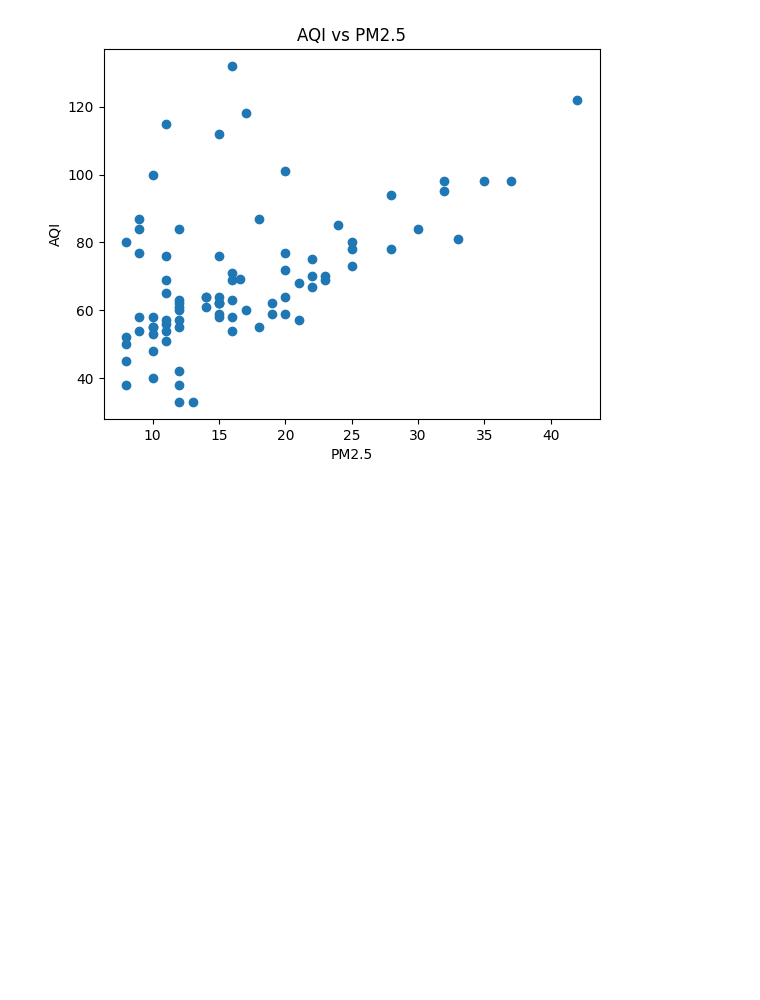
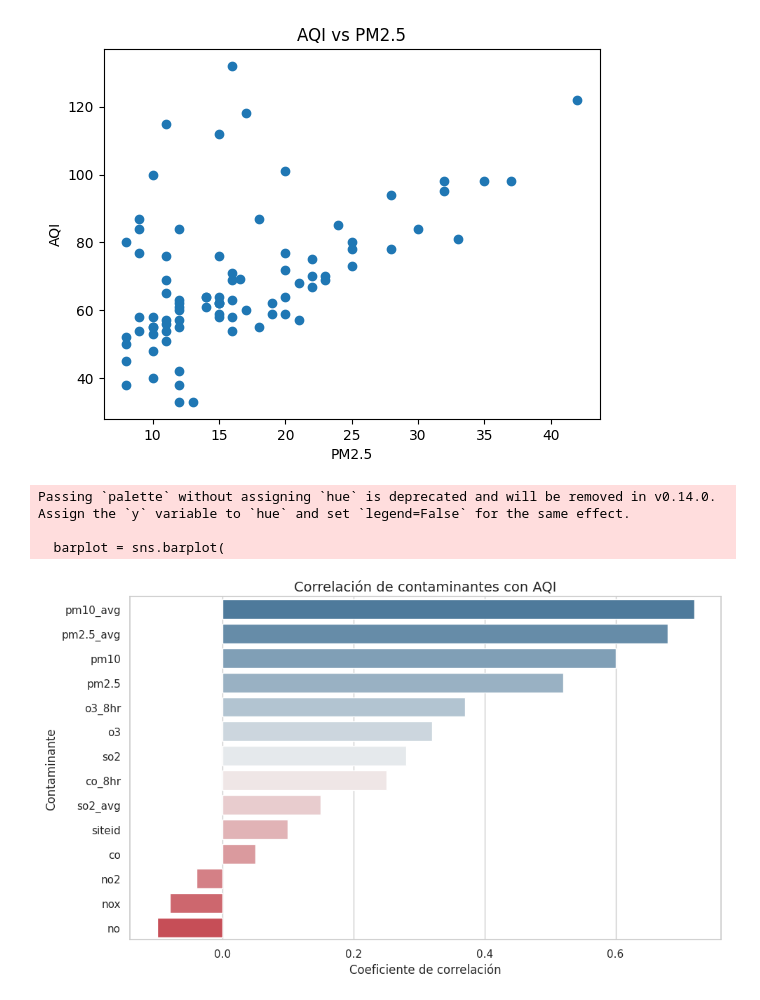
Before and after one commit to MadeNovoa16/Open_Cities_Medellin_y_Taipei, a Jupyter notebook: AQI_Procesado.ipynb, the cells around one changed output. Drawn from its saved outputs; the diff is of its cells as text; code cells hidden in the pictures; blank space fills up the shorter version.

```diff
--- a/AQI_Procesado.ipynb
+++ b/AQI_Procesado.ipynb
@@ -185,3 +185,47 @@ plt.ylabel('AQI')
 plt.show()
 # %% [output]
 [figure]
+# %%
+import pandas as pd
+import matplotlib.pyplot as plt
+import seaborn as sns
+
+# Datos de ejemplo (ajusta con tus valores reales)
+data = {
+    'Contaminante': ['pm10_avg', 'pm2.5_avg', 'pm10', 'pm2.5', 'o3_8hr', 'o3',
+                     'so2', 'co_8hr', 'so2_avg', 'siteid', 'co', 'no2', 'nox', 'no'],
+    'Correlación': [0.72, 0.68, 0.60, 0.52, 0.37, 0.32, 0.28, 0.25, 0.15, 0.10,
+                    0.05, -0.04, -0.08, -0.10]
+}
+
+# Crear DataFrame
+df = pd.DataFrame(data)
+
+# Ordenar por valor de correlación
+df = df.sort_values(by='Correlación', ascending=False)
+
+# Configurar estilo
+sns.set(style="whitegrid")
+
+# Crear el gráfico
+plt.figure(figsize=(10, 6))
+barplot = sns.barplot(
+    x='Correlación',
+    y='Contaminante',
+    data=df,
+    palette=sns.diverging_palette(240, 10, n=len(df), center="light")
+)
+
+# Títulos y etiquetas
+plt.title('Correlación de contaminantes con AQI', fontsize=14)
+plt.xlabel('Coeficiente de correlación')
+plt.ylabel('Contaminante')
+
+# Mostrar
+plt.tight_layout()
+plt.show()
+# %% [output]
+Passing `palette` without assigning `hue` is deprecated and will be removed in v0.14.0. Assign the `y` variable to `hue` and set `legend=False` for the same effect.
+
+  barplot = sns.barplot(
+[figure, added]
```
